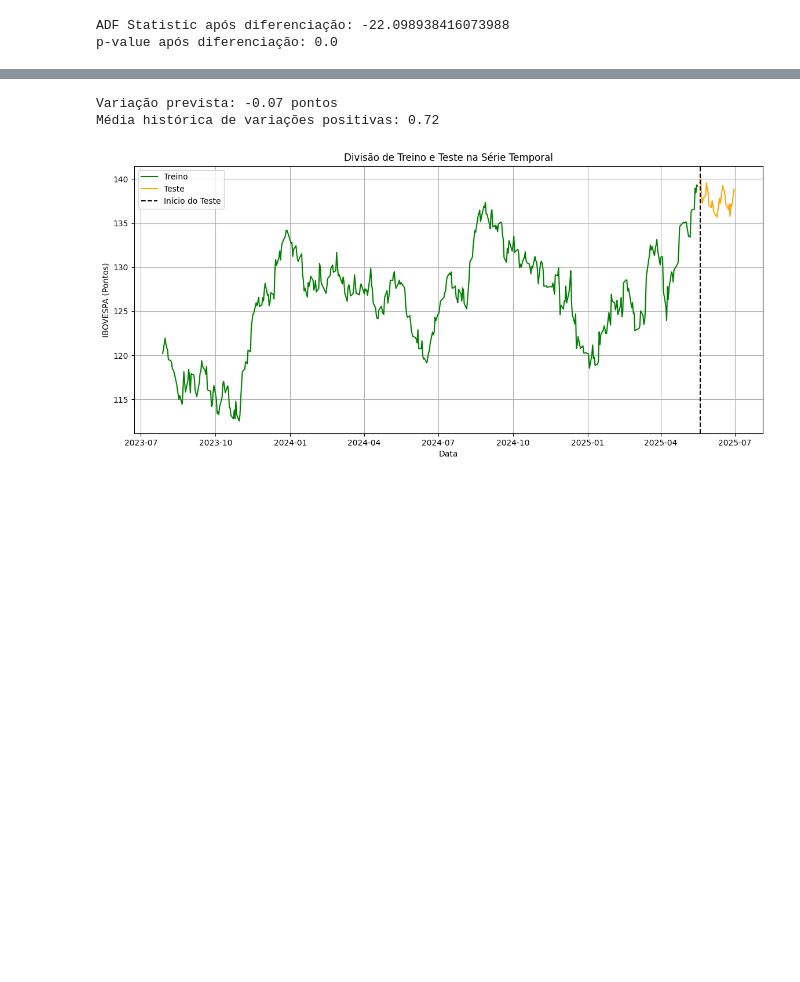
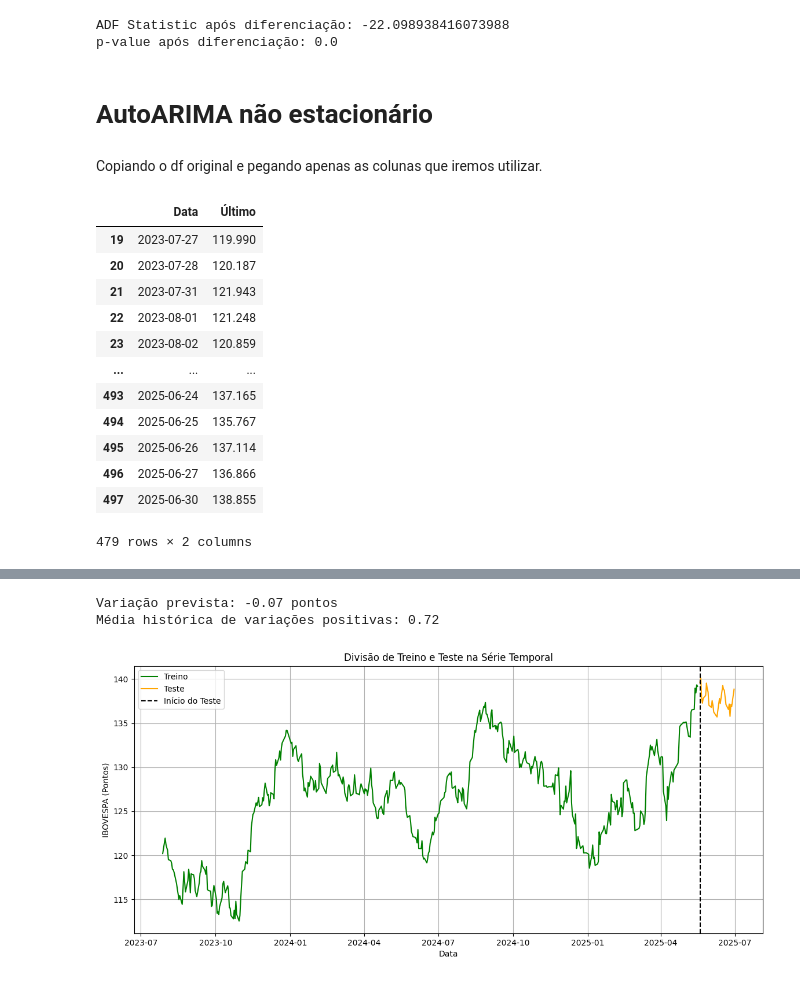
Before and after one commit to CorsiIsa/Tech_Challenge_IBOVESPA, a Jupyter notebook: Tech_Challenge2_IBOVESPA_Notebook copy(completo final).ipynb, the cells around one changed output, grey strips where cells are left out. Drawn from its saved outputs; the diff is of its cells as text; code cells hidden in the pictures; blank space fills up the shorter version.

Commit message:
fix: AutoARIMA

```diff
--- a/Tech_Challenge2_IBOVESPA_Notebook copy(completo final).ipynb
+++ b/Tech_Challenge2_IBOVESPA_Notebook copy(completo final).ipynb
@@ -462,3 +481,24 @@ print(f"p-value após diferenciação: {result[1]}")
 # %% [output]
 ADF Statistic após diferenciação: -22.098938416073988
 p-value após diferenciação: 0.0
+# %% [markdown]
+# AutoARIMA não estacionário
+# %% [markdown]
+Copiando o df original e pegando apenas as colunas que iremos utilizar.
+# %%
+df_auto_arima = df[['Data', 'Último']].copy()
+df_auto_arima
+# %% [output]
+|  | Data | Último |
+| 19 | 2023-07-27 | 119.990 |
+| 20 | 2023-07-28 | 120.187 |
+| 21 | 2023-07-31 | 121.943 |
+| 22 | 2023-08-01 | 121.248 |
+| 23 | 2023-08-02 | 120.859 |
+| ... | ... | ... |
+| 493 | 2025-06-24 | 137.165 |
+| 494 | 2025-06-25 | 135.767 |
+| 495 | 2025-06-26 | 137.114 |
+| 496 | 2025-06-27 | 136.866 |
+| 497 | 2025-06-30 | 138.855 |
+479 rows × 2 columns
```
Also changed, not shown: parts of 34 cells of this notebook.
